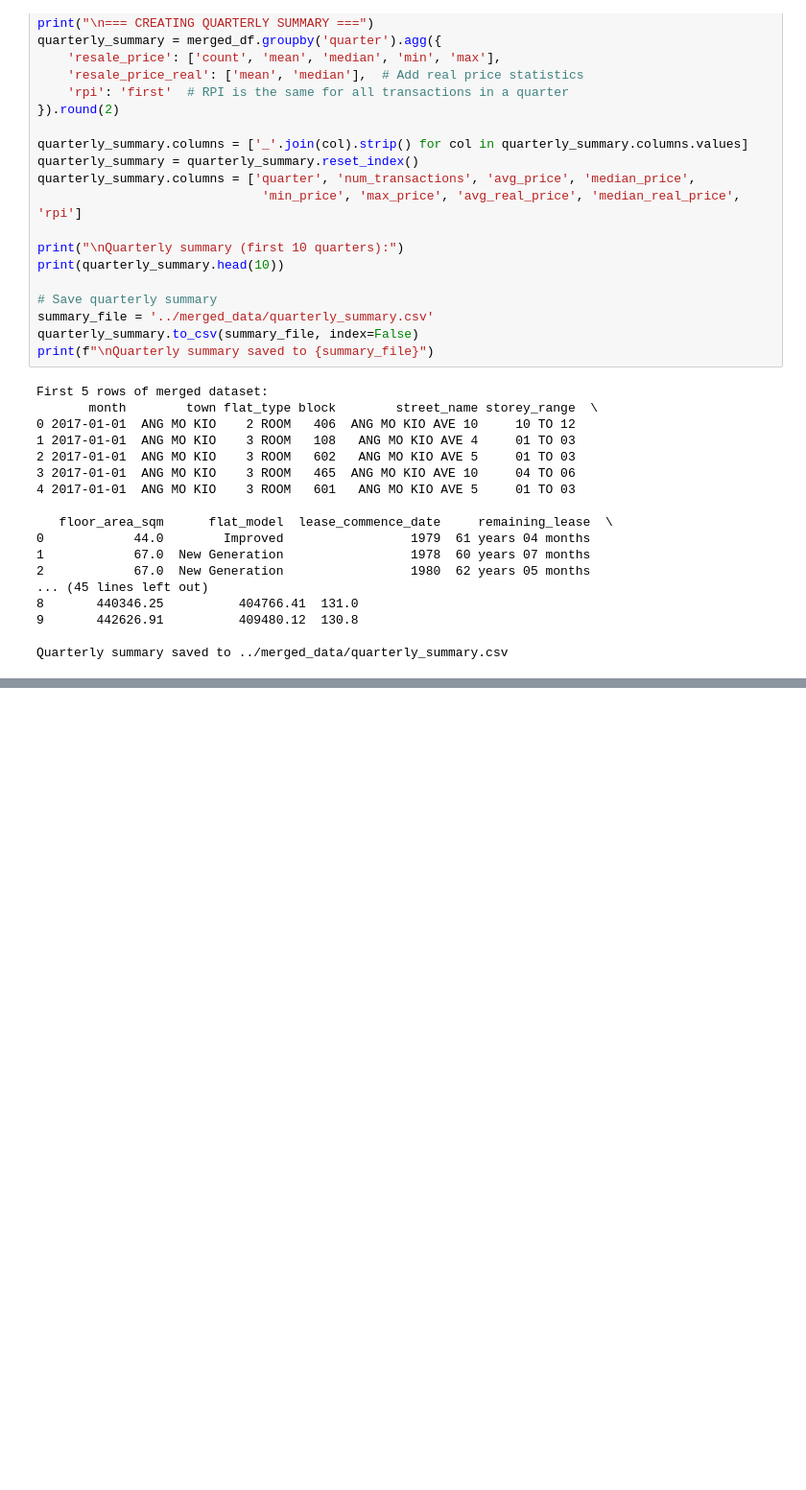
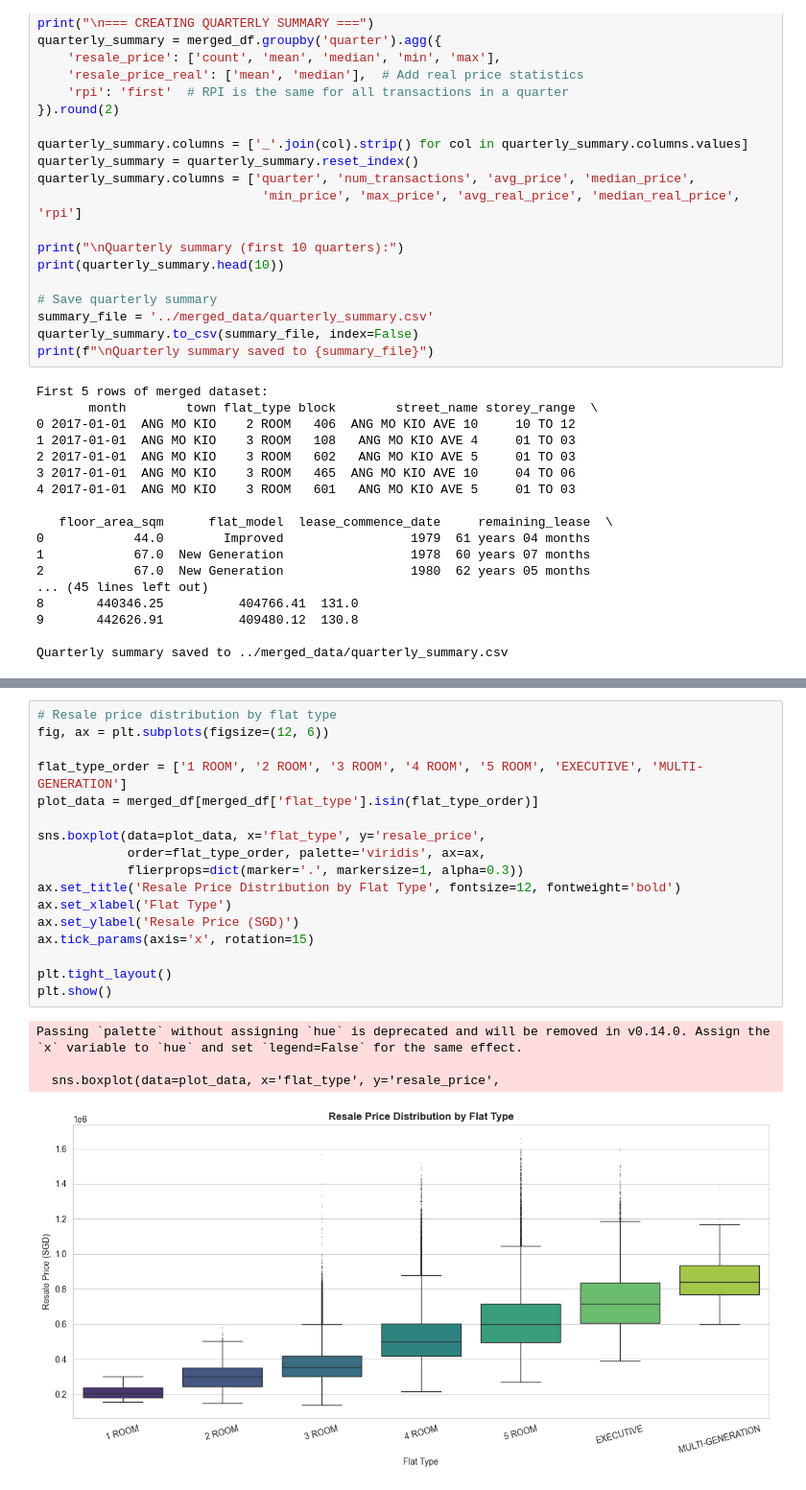
Before and after one commit to waffleicecream/hdb_resale_market, a Jupyter notebook: backend/data_exploration.ipynb, the cells around one changed output, grey strips where cells are left out. Shown at 96% size. Saved outputs shown, nothing was run; the diff lists cells and outputs as text; blank space fills up the shorter version.

```diff
--- a/backend/data_exploration.ipynb
+++ b/backend/data_exploration.ipynb
@@ -187,0 +254,22 @@ Quarterly summary saved to ../merged_data/quarterly_summary.csv
+# %%
+# Resale price distribution by flat type
+fig, ax = plt.subplots(figsize=(12, 6))
+
+flat_type_order = ['1 ROOM', '2 ROOM', '3 ROOM', '4 ROOM', '5 ROOM', 'EXECUTIVE', 'MULTI-GENERATION']
+plot_data = merged_df[merged_df['flat_type'].isin(flat_type_order)]
+
+sns.boxplot(data=plot_data, x='flat_type', y='resale_price',
+            order=flat_type_order, palette='viridis', ax=ax,
+            flierprops=dict(marker='.', markersize=1, alpha=0.3))
+ax.set_title('Resale Price Distribution by Flat Type', fontsize=12, fontweight='bold')
+ax.set_xlabel('Flat Type')
+ax.set_ylabel('Resale Price (SGD)')
+ax.tick_params(axis='x', rotation=15)
+
+plt.tight_layout()
+plt.show()
+# %% [output]
+Passing `palette` without assigning `hue` is deprecated and will be removed in v0.14.0. Assign the `x` variable to `hue` and set `legend=False` for the same effect.
+
+  sns.boxplot(data=plot_data, x='flat_type', y='resale_price',
+[figure, added]
```
Also changed, not shown: parts of 7 cells of this notebook, 4 other files.
